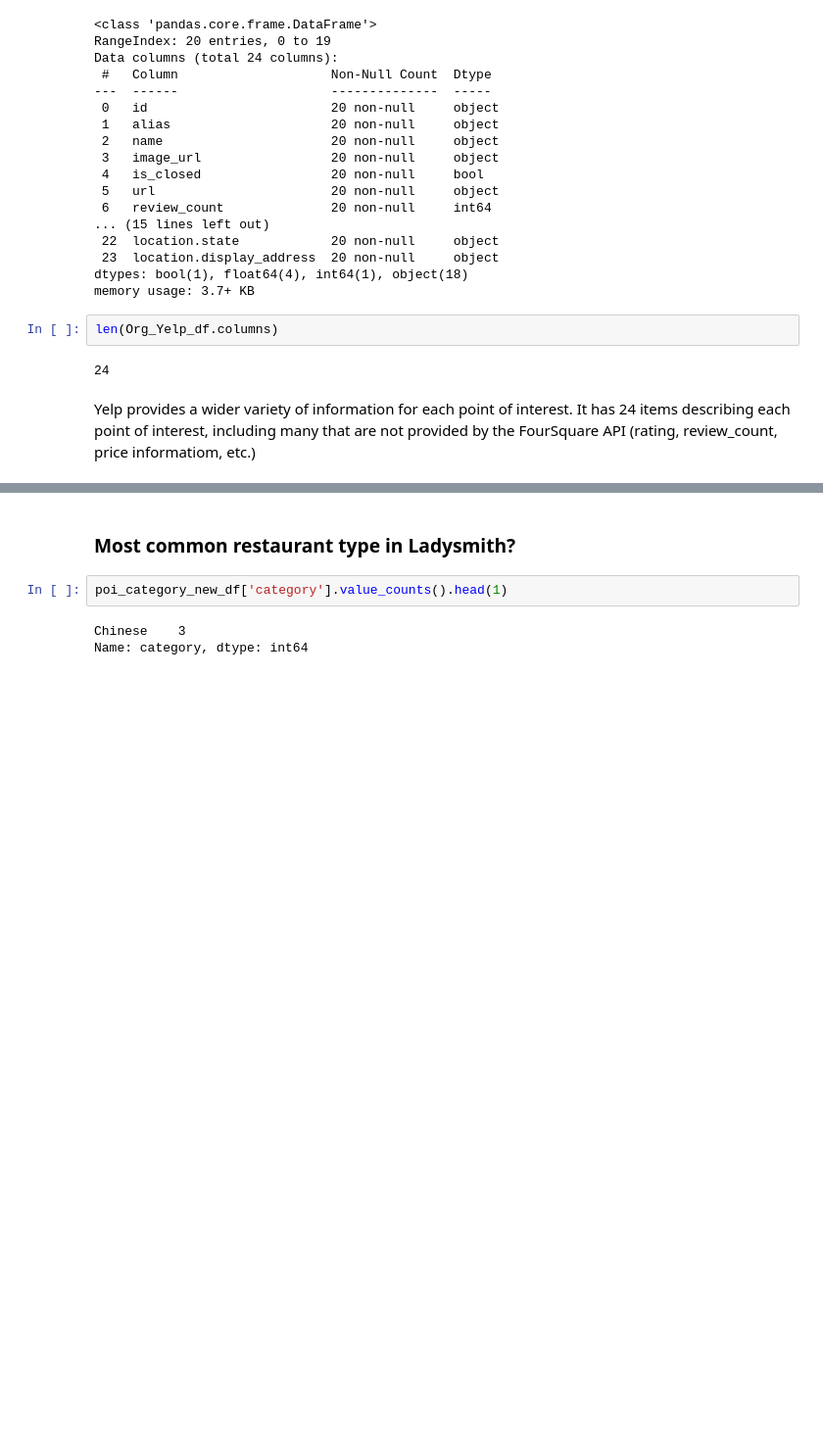
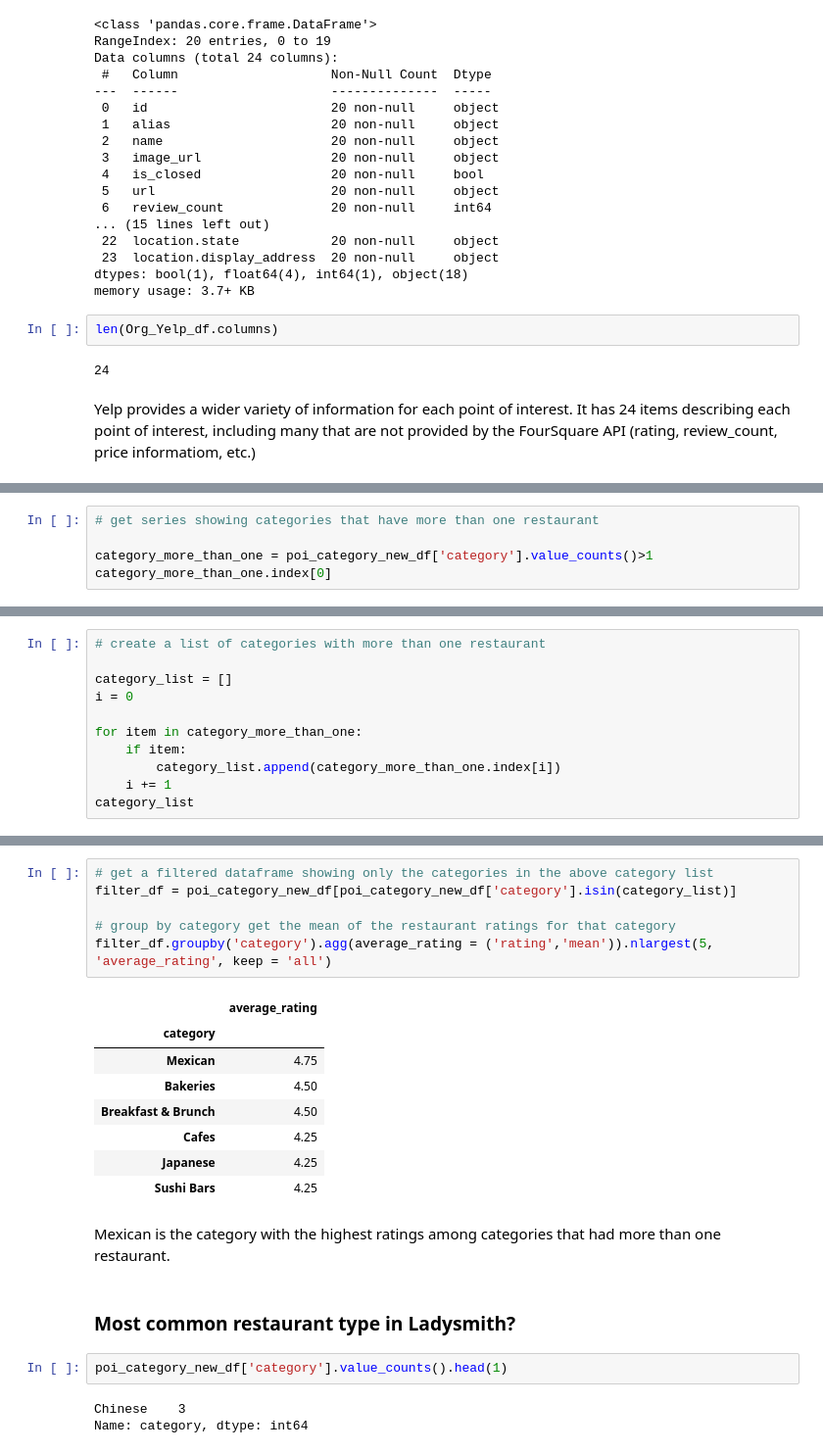
Before and after one commit to jess-moloney/mini-project-2, a Jupyter notebook: notebooks/EDA.ipynb, the cells around one changed output, grey strips where cells are left out. Shown at 98% size. Drawn from its saved outputs; the diff is of its cells as text; blank space fills up the shorter version.

```diff
--- a/notebooks/EDA.ipynb
+++ b/notebooks/EDA.ipynb
@@ -919,0 +923,5 @@ Food Trucks, Vegan, and Mexican restaurants had the highest ratings
+# %%
+# get series showing categories that have more than one restaurant
+
+category_more_than_one = poi_category_new_df['category'].value_counts()>1
+category_more_than_one.index[0]
@@ -919,0 +930,11 @@ Food Trucks, Vegan, and Mexican restaurants had the highest ratings
+# %%
+# create a list of categories with more than one restaurant
+
+category_list = []
+i = 0
+
+for item in category_more_than_one:
+    if item:
+        category_list.append(category_more_than_one.index[i])
+    i += 1
+category_list
@@ -920,3 +952,20 @@ Food Trucks, Vegan, and Mexican restaurants had the highest ratings
+# %%
+# get a filtered dataframe showing only the categories in the above category list
+filter_df = poi_category_new_df[poi_category_new_df['category'].isin(category_list)]
+
+# group by category get the mean of the restaurant ratings for that category
+filter_df.groupby('category').agg(average_rating = ('rating','mean')).nlargest(5, 'average_rating', keep = 'all')
+# %% [output]
+|  | average_rating |
+| category |  |
+| Mexican | 4.75 |
+| Bakeries | 4.50 |
+| Breakfast & Brunch | 4.50 |
+| Cafes | 4.25 |
+| Japanese | 4.25 |
+| Sushi Bars | 4.25 |
+# %% [markdown]
+Mexican is the category with the highest ratings among categories that had more than one restaurant.
 # %% [markdown]
 ### Most common restaurant type in Ladysmith?
 # %%
```
Also changed, not shown: parts of 16 cells of this notebook, 3 other files.
